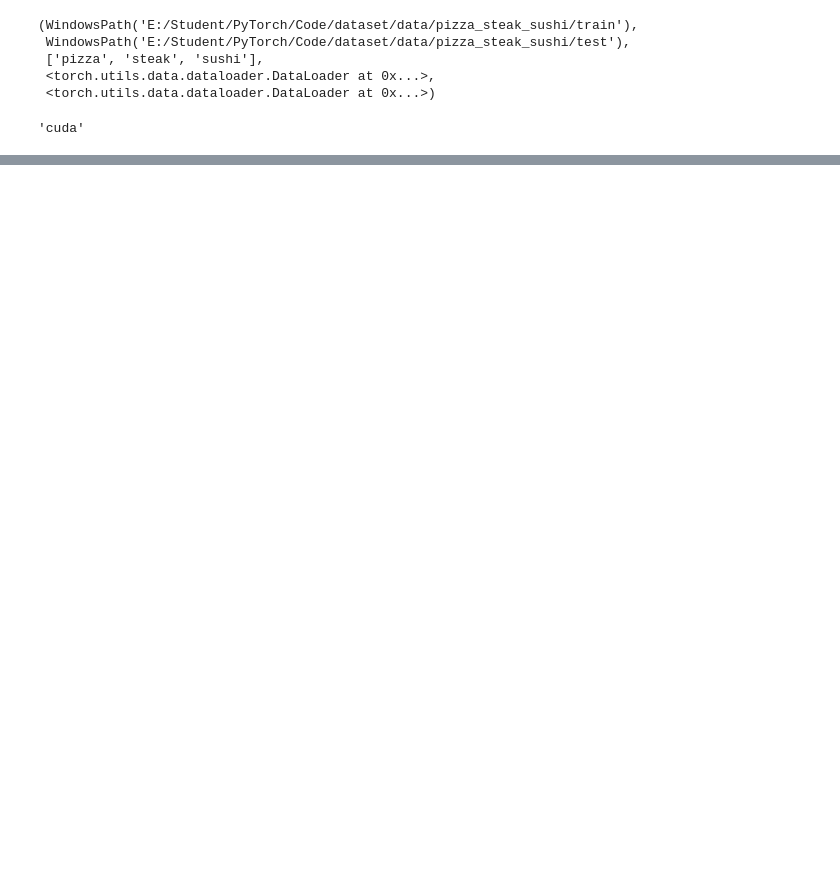
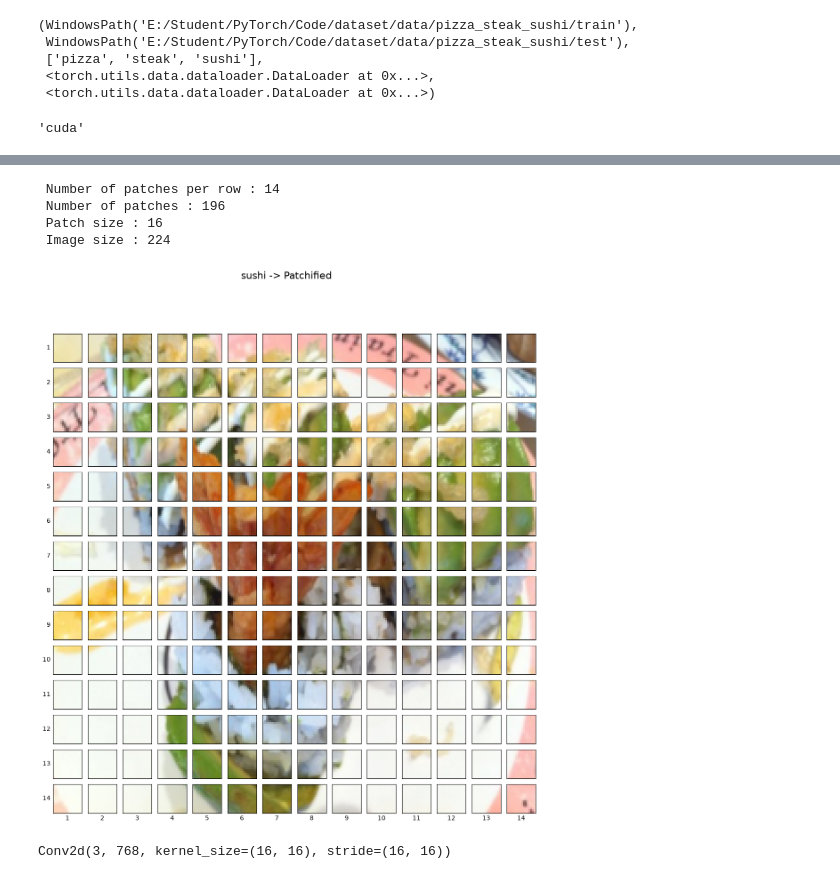
Before and after one commit to Mr-Green07/Custom_ResNet, a Jupyter notebook: Paper_replicating/replicate_pytorch_01.ipynb, the cells around one changed output, grey strips where cells are left out. Cells and saved outputs as stored; diff of their text form; code cells hidden in the pictures; blank space fills up the shorter version.

```diff
--- a/Paper_replicating/replicate_pytorch_01.ipynb
+++ b/Paper_replicating/replicate_pytorch_01.ipynb
@@ -83,0 +148,48 @@ plt.show()
+# %%
+# setup code to plot whole image in plot
+
+assert image_size % patch_size == 0, "Image size must be divisible by patch size"
+print(f" Number of patches per row : {num_patches} \n Number of patches : {num_patches * num_patches} \n Patch size : {patch_size} \n Image size : {image_size}")
+
+fig, axs = plt.subplots(nrows = num_patches, ncols = num_patches, figsize = (num_patches, num_patches), sharex = True, sharey = True)
+
+
+# loop through height and width of the image in steps of patch size
+
+
+for i, patch_height in enumerate(range(0, image_size, patch_size)): # iterate through height
+    for j, patch_width in enumerate(range(0, image_size, patch_size)): # iterate through width
+
+        # Plot the permuted image patch (image_permuted -> (Height, Width, Color Channels))
+        axs[i, j].imshow(image_permuted[patch_height:patch_height+patch_size, # iterate through height
+                                        patch_width:patch_width+patch_size, # iterate through width
+                                        :]) # get all color channels
+
+        # Set up label information, remove the ticks for clarity and set labels to outside
+        axs[i, j].set_ylabel(i+1,
+                             rotation="horizontal",
+                             horizontalalignment="right",
+                             verticalalignment="center")
+        axs[i, j].set_xlabel(j+1)
+        axs[i, j].set_xticks([])
+        axs[i, j].set_yticks([])
+        axs[i, j].label_outer()
+
+# Set a super title
+fig.suptitle(f"{class_names[label]} -> Patchified", fontsize=16)
+plt.show()
+# %% [output]
+ Number of patches per row : 14
+ Number of patches : 196
+ Patch size : 16
+ Image size : 224
+[figure, added]
+# %%
+#setting the kernel size and stride values to patch size
+# create conv2d layer to turn image into patches olf learnable feature maps
+
+conv2d = nn.Conv2d(in_channels = 3, out_channels = 768, kernel_size = patch_size, stride = patch_size, padding = 0)
+
+conv2d
+# %% [output]
+Conv2d(3, 768, kernel_size=(16, 16), stride=(16, 16))
```
Also changed, not shown: parts of 39 cells of this notebook, 33 other files.
